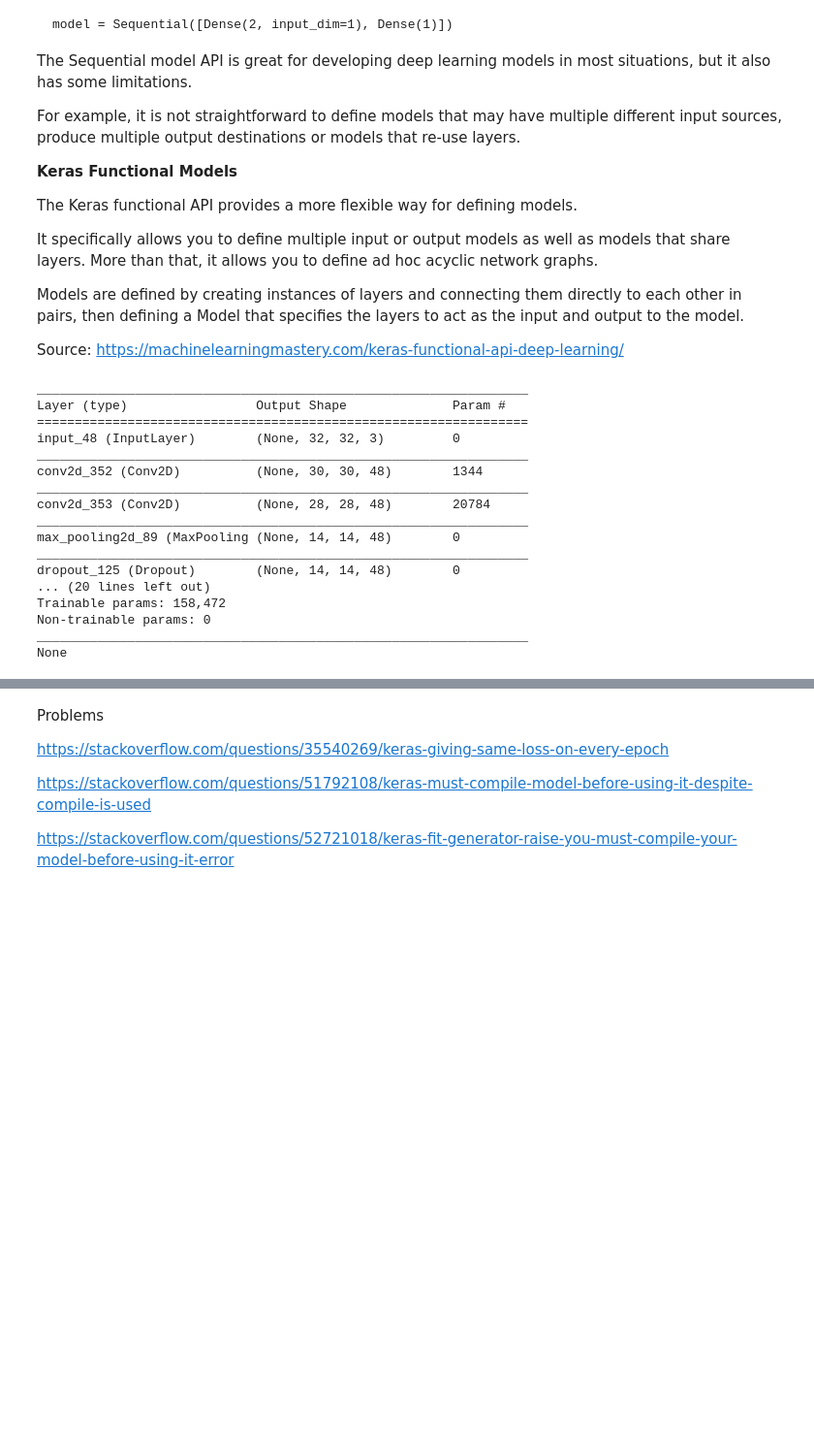
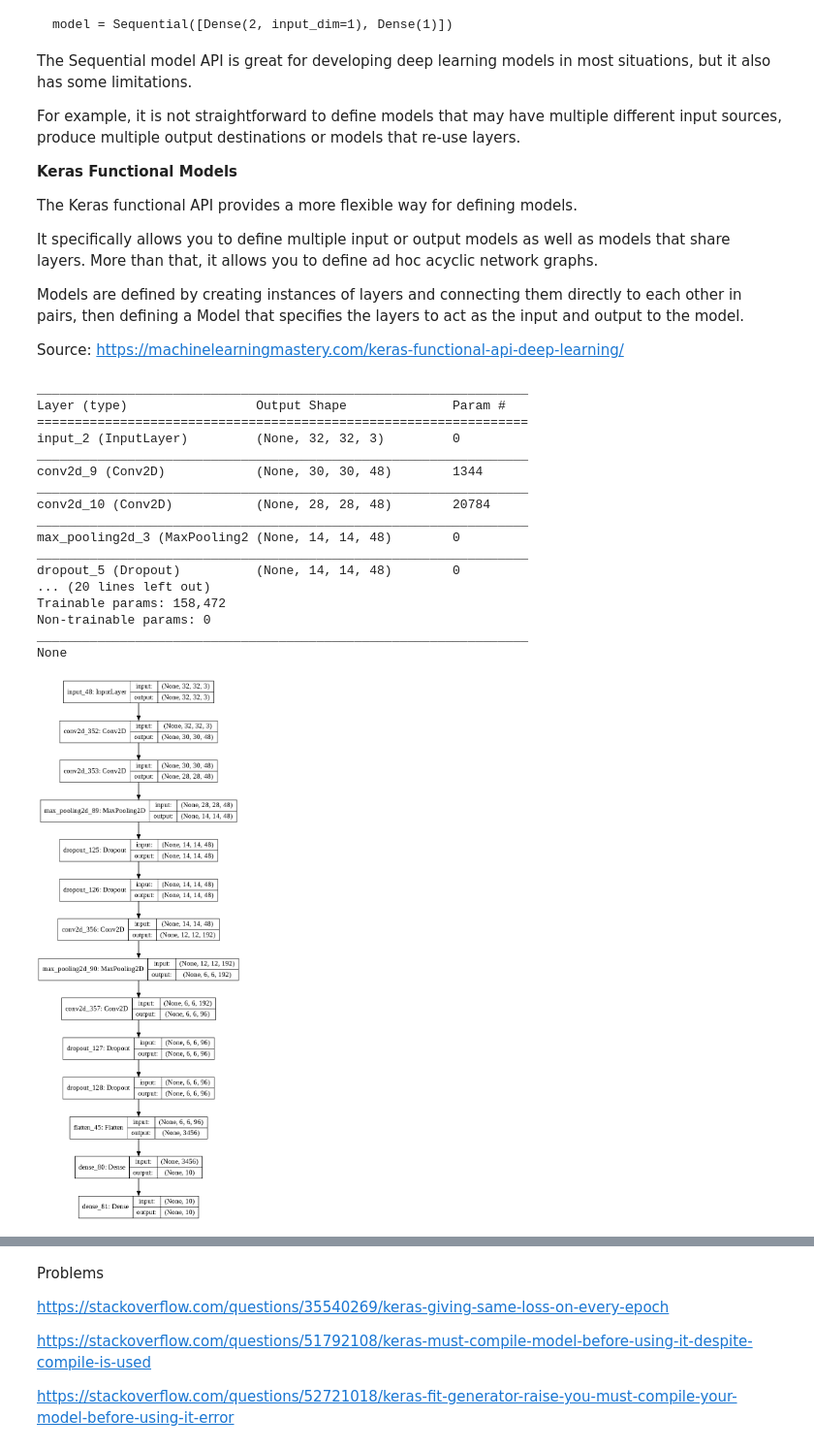
Before and after one commit to jai00271/CNN, a Jupyter notebook: 6. Advanced Convolutions/Assignment_6A.ipynb, the cells around one changed output, grey strips where cells are left out. Shown: that part at 97% size. Cells and saved outputs as stored; diff of their text form; code cells hidden in the pictures; blank space fills up the shorter version.

```diff
--- a/6. Advanced Convolutions/Assignment_6A.ipynb
+++ b/6. Advanced Convolutions/Assignment_6A.ipynb
@@ -303,25 +303,30 @@ model.compile(optimizer='adam', loss='categorical_crossentropy', metrics=['accur
 print(model.summary())
 
 #plot graph
-plot_model(model, to_file='model_plot.png', show_shapes=True, show_layer_names=True)
+plot_model(model, to_file='model_plot.jpg', show_shapes=True)
 # %% [output]
 _________________________________________________________________
 Layer (type)                 Output Shape              Param #
 =================================================================
-input_48 (InputLayer)        (None, 32, 32, 3)         0
+input_2 (InputLayer)         (None, 32, 32, 3)         0
 _________________________________________________________________
-conv2d_352 (Conv2D)          (None, 30, 30, 48)        1344
+conv2d_9 (Conv2D)            (None, 30, 30, 48)        1344
 _________________________________________________________________
-conv2d_353 (Conv2D)          (None, 28, 28, 48)        20784
+conv2d_10 (Conv2D)           (None, 28, 28, 48)        20784
 _________________________________________________________________
-max_pooling2d_89 (MaxPooling (None, 14, 14, 48)        0
+max_pooling2d_3 (MaxPooling2 (None, 14, 14, 48)        0
 _________________________________________________________________
-dropout_125 (Dropout)        (None, 14, 14, 48)        0
+dropout_5 (Dropout)          (None, 14, 14, 48)        0
 ... (20 lines left out)
 Trainable params: 158,472
 Non-trainable params: 0
 _________________________________________________________________
 None
+# %%
+from IPython.display import Image, display
+display(Image('model_plot.png'))
+# %% [output]
+[figure, added]
 # %%
 from keras.preprocessing.image import ImageDataGenerator
 
```
Also changed, not shown: parts of 1 cell of this notebook.
